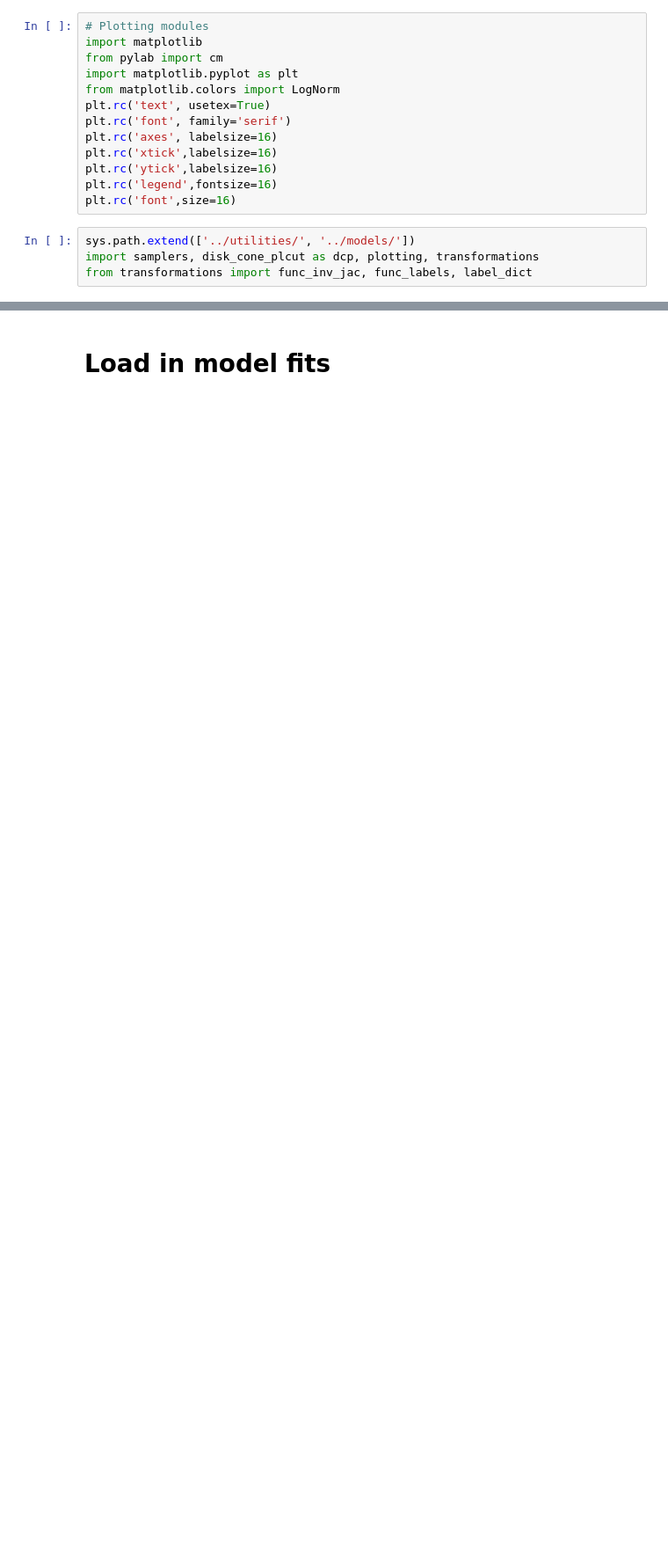
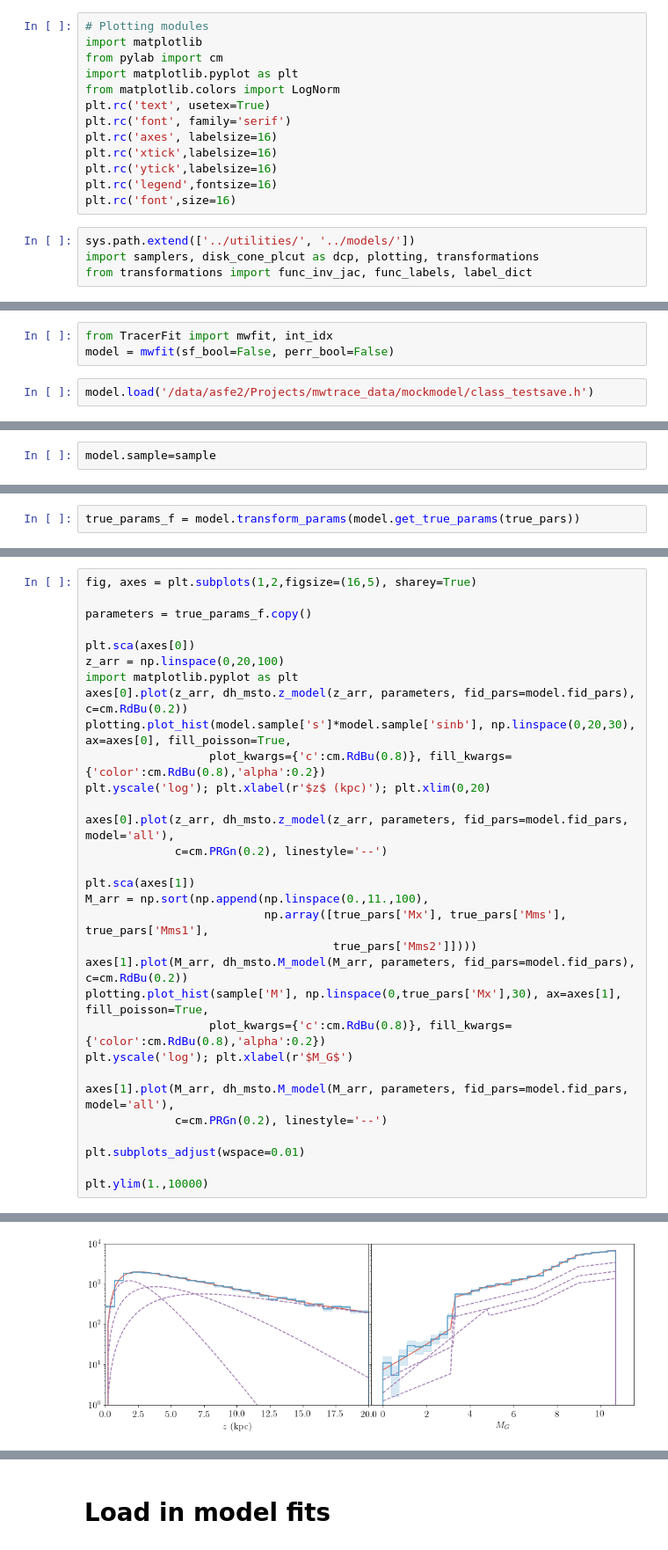
Before and after one commit to aeverall/mwtrace, a Jupyter notebook: mockmodel/Results.ipynb, the cells around one changed output, grey strips where cells are left out. Shown: that part at 88% size. Drawn from its saved outputs; the diff is of its cells as text; blank space fills up the shorter version.

```diff
--- a/mockmodel/Results.ipynb
+++ b/mockmodel/Results.ipynb
@@ -32,0 +35,5 @@ from transformations import func_inv_jac, func_labels, label_dict
+# %%
+from TracerFit import mwfit, int_idx
+model = mwfit(sf_bool=False, perr_bool=False)
+# %%
+model.load('/data/asfe2/Projects/mwtrace_data/mockmodel/class_testsave.h')
@@ -32,0 +61,2 @@ from transformations import func_inv_jac, func_labels, label_dict
+# %%
+model.sample=sample
@@ -32,0 +65,2 @@ from transformations import func_inv_jac, func_labels, label_dict
+# %%
+true_params_f = model.transform_params(model.get_true_params(true_pars))
@@ -32,0 +90,32 @@ from transformations import func_inv_jac, func_labels, label_dict
+# %%
+fig, axes = plt.subplots(1,2,figsize=(16,5), sharey=True)
+
+parameters = true_params_f.copy()
+
+plt.sca(axes[0])
+z_arr = np.linspace(0,20,100)
+import matplotlib.pyplot as plt
+axes[0].plot(z_arr, dh_msto.z_model(z_arr, parameters, fid_pars=model.fid_pars), c=cm.RdBu(0.2))
+plotting.plot_hist(model.sample['s']*model.sample['sinb'], np.linspace(0,20,30), ax=axes[0], fill_poisson=True,
+                  plot_kwargs={'c':cm.RdBu(0.8)}, fill_kwargs={'color':cm.RdBu(0.8),'alpha':0.2})
+plt.yscale('log'); plt.xlabel(r'$z$ (kpc)'); plt.xlim(0,20)
+
+axes[0].plot(z_arr, dh_msto.z_model(z_arr, parameters, fid_pars=model.fid_pars, model='all'),
+             c=cm.PRGn(0.2), linestyle='--')
+
+plt.sca(axes[1])
+M_arr = np.sort(np.append(np.linspace(0.,11.,100),
+                          np.array([true_pars['Mx'], true_pars['Mms'], true_pars['Mms1'],
+                                    true_pars['Mms2']])))
+axes[1].plot(M_arr, dh_msto.M_model(M_arr, parameters, fid_pars=model.fid_pars), c=cm.RdBu(0.2))
+plotting.plot_hist(sample['M'], np.linspace(0,true_pars['Mx'],30), ax=axes[1], fill_poisson=True,
+                  plot_kwargs={'c':cm.RdBu(0.8)}, fill_kwargs={'color':cm.RdBu(0.8),'alpha':0.2})
+plt.yscale('log'); plt.xlabel(r'$M_G$')
+
+axes[1].plot(M_arr, dh_msto.M_model(M_arr, parameters, fid_pars=model.fid_pars, model='all'),
+             c=cm.PRGn(0.2), linestyle='--')
+
+plt.subplots_adjust(wspace=0.01)
+
+plt.ylim(1.,10000)
+# %% [output]
@@ -32,0 +123 @@ from transformations import func_inv_jac, func_labels, label_dict
+[figure, added]
```
Also changed, not shown: parts of 10 cells of this notebook, 3 other files.
